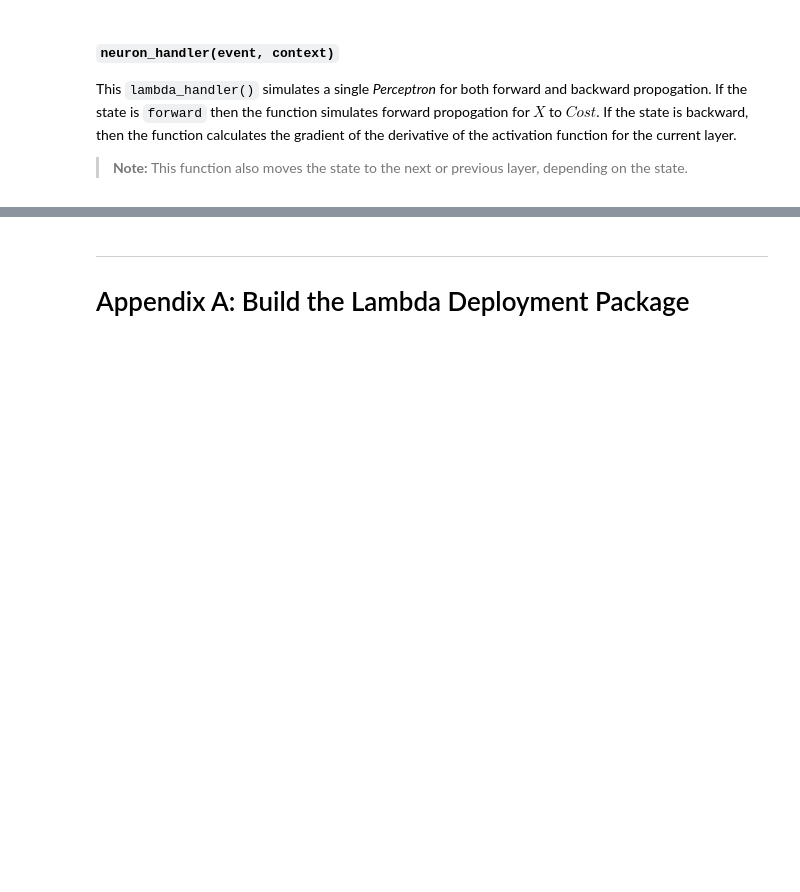
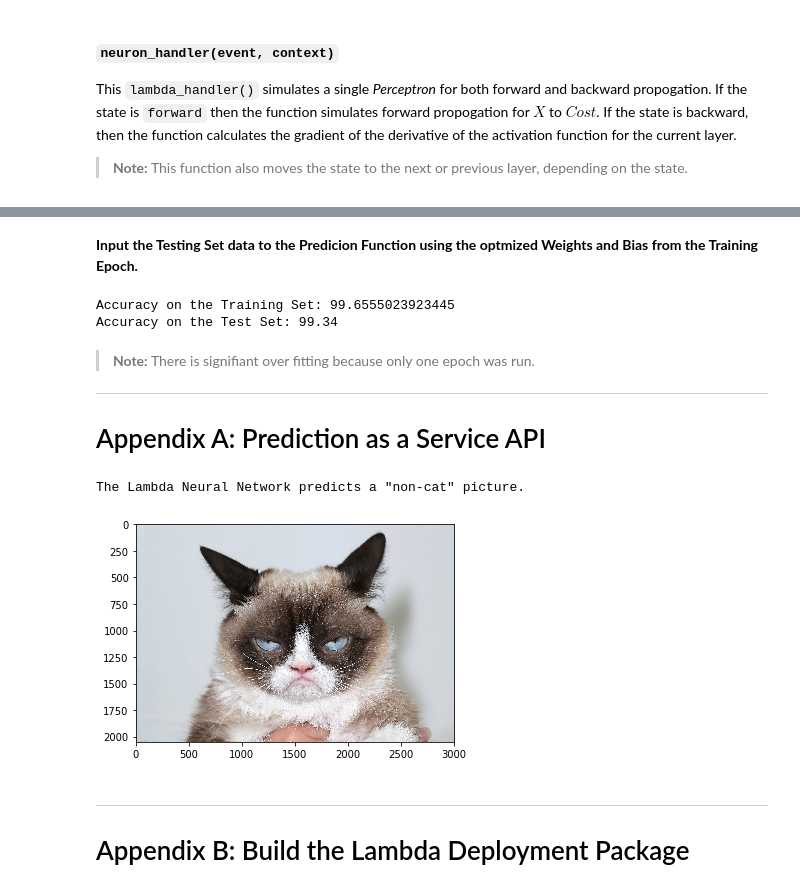
Before and after one commit to darkreapyre/LNN, a Jupyter notebook: codebook/Codebook.ipynb, the cells around one changed output, grey strips where cells are left out. Saved outputs shown, nothing was run; the diff lists cells and outputs as text; code cells hidden in the pictures; blank space fills up the shorter version.

Commit message:
Coimpleted Codebook; TODO: Add Appendix B

```diff
--- a/codebook/Codebook.ipynb
+++ b/codebook/Codebook.ipynb
@@ -1140,0 +1329,5 @@ def lambda_handler(event, context):
+# %%
+# View the "new" Weights for the next epoch or optimized Weights for the final model
+bucket = parameters['s3_bucket']
+file = 'weights'
+s3numpy(bucket, file)
@@ -1141,4 +1383,67 @@ def lambda_handler(event, context):
+# %% [markdown]
+**Input the Testing Set data to the Predicion Function using the optmized Weights and Bias from the Training Epoch.**
+# %%
+# Get the data
+X_test = from_cache(endpoint=endpoint, key=parameters['data_keys']['test_set_x'])
+Y_test = from_cache(endpoint=endpoint, key=parameters['data_keys']['test_set_y'])
+X_train = from_cache(endpoint=endpoint, key=parameters['data_keys']['train_set_x'])
+Y_train = from_cache(endpoint=endpoint, key=parameters['data_keys']['train_set_y'])
+w = s3numpy(bucket, 'weights')
+b = s3numpy(bucket, 'bias')
+
+# Create prediciton test
+Y_prediction_test = predict(w, b, X_test)
+Y_prediction_train = predict(w, b, X_train)
+
+# Train/Terst Error
+print("Accuracy on the Training Set: {}".format(
+    100 - np.mean(np.abs(Y_prediction_train - Y_train)))
+)
+print("Accuracy on the Test Set: {}".format(
+    100 - np.mean(np.abs(Y_prediction_test - Y_test)))
+)
+# %% [output]
+Accuracy on the Training Set: 99.6555023923445
+Accuracy on the Test Set: 99.34
+# %% [markdown]
+>**Note:** There is signifiant over fitting because only one epoch was run.
+
+---
+# Appendix A: Prediction as a Service API
+# %%
+import warnings
+warnings.filterwarnings('ignore')
+
+# Load necessary Libraries
+from PIL import Image
+from scipy import ndimage
+import matplotlib.pyplot as plt
+%matplotlib inline
+
+# Get the data from S3.
+w = s3numpy(bucket, 'weights')
+b = s3numpy(bucket, 'bias')
+# Note the `App` will use a URL for the image
+input_bucket = s3_resource.Bucket(bucket)
+img_key = 'predict_input/grumpy_cat.jpeg'
+img_name = img_key.split('/')[1]
+input_bucket.download_file(img_key, '/tmp/'+img_name)
+
+# Create classes
+classes = ("non-cat", "cat")
+
+# Pre-process the image
+fname = '/tmp/' + img_name
+img = np.array(ndimage.imread(fname, flatten=False))
+image = scipy.misc.imresize(img, size=(64, 64)).reshape((1, 64*64*3)).T
+prediction = predict(w, b, image)
+plt.imshow(img)
+
+print("The Lambda Neural Network predicts a \"" \
+      + classes[int(np.squeeze(prediction))] + "\" picture.")
+# %% [output]
+The Lambda Neural Network predicts a "non-cat" picture.
+[figure, added]
 # %% [markdown]
 ---
-
-# Appendix A: Build the Lambda Deployment Package
+# Appendix B: Build the Lambda Deployment Package
```
Also changed, not shown: parts of 32 cells of this notebook.
